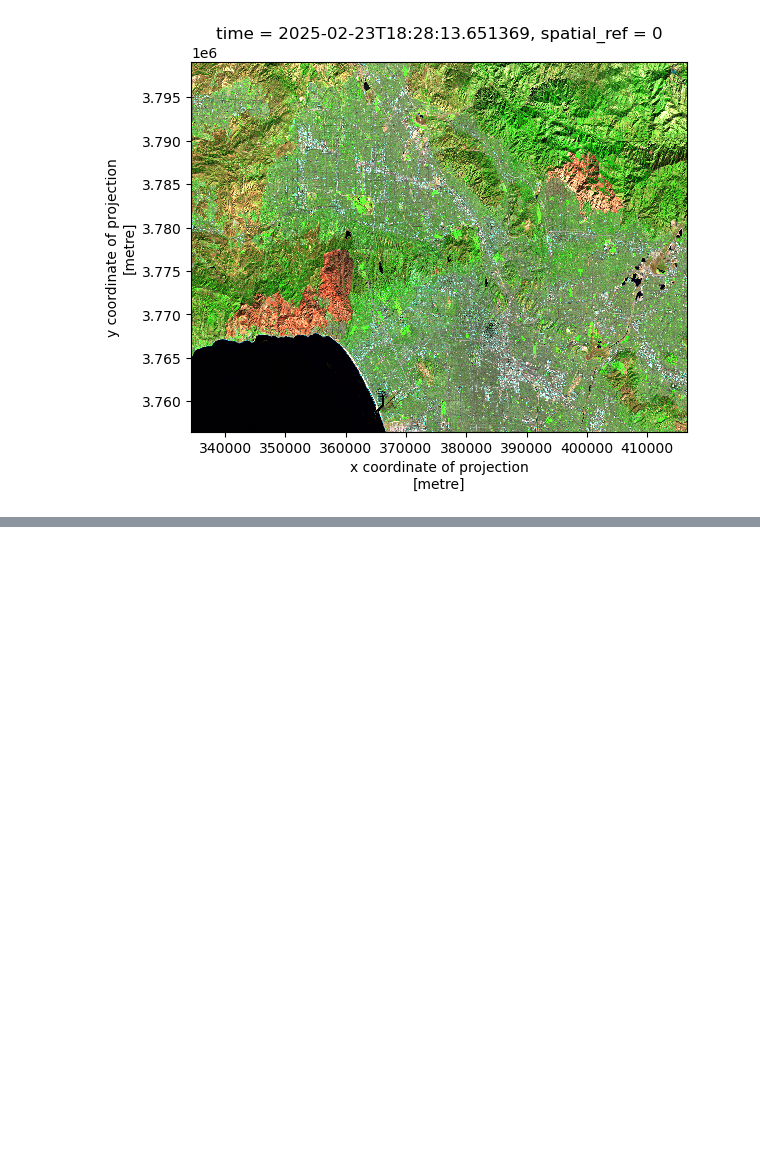
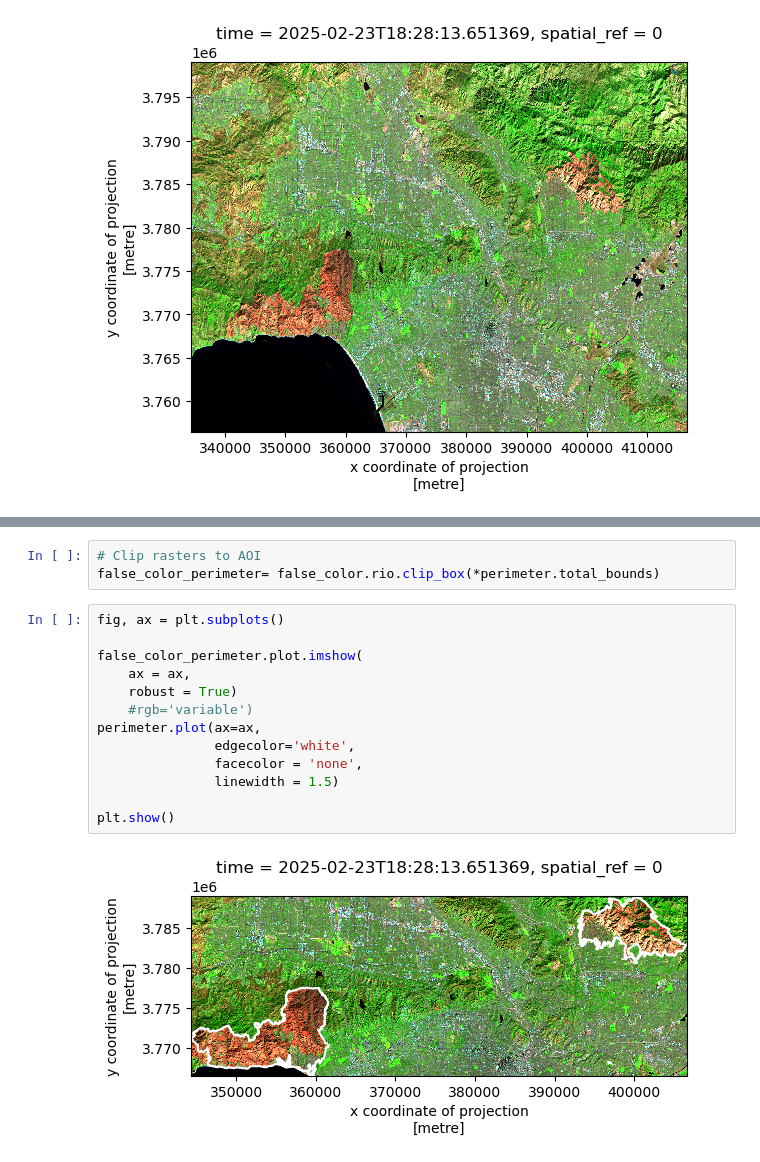
Before and after one commit to jaslynmiura/eds220-hwk4, a Jupyter notebook: hwk4-task2-false-color-MIURA.ipynb, the cells around one changed output, grey strips where cells are left out. Drawn from its saved outputs; the diff is of its cells as text; blank space fills up the shorter version.

```diff
--- a/hwk4-task2-false-color-MIURA.ipynb
+++ b/hwk4-task2-false-color-MIURA.ipynb
@@ -198,0 +226,18 @@ landsat[['swir22', 'nir08', 'red']].to_array().plot.imshow(robust = True)
+# %%
+# Clip rasters to AOI
+false_color_perimeter= false_color.rio.clip_box(*perimeter.total_bounds)
+# %%
+fig, ax = plt.subplots()
+
+false_color_perimeter.plot.imshow(
+    ax = ax,
+    robust = True)
+    #rgb='variable')
+perimeter.plot(ax=ax,
+               edgecolor='white',
+               facecolor = 'none',
+               linewidth = 1.5)
+
+plt.show()
+# %% [output]
+[figure, added]
```
Also changed, not shown: parts of 9 cells of this notebook.
